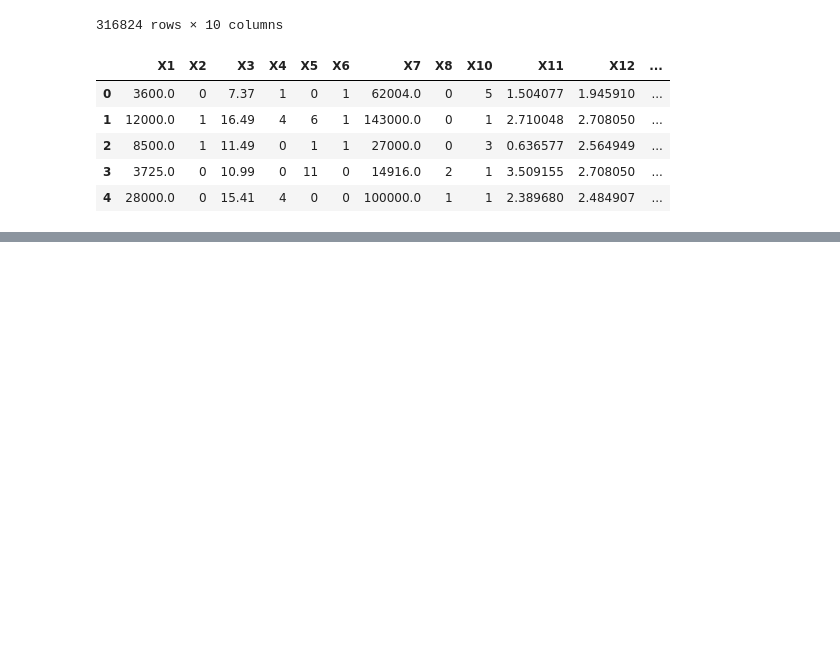
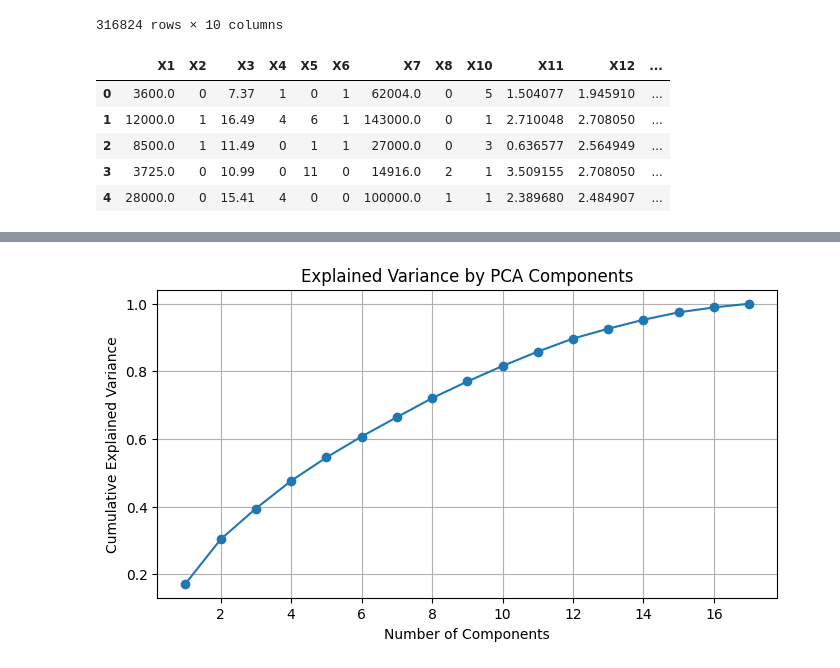
Before and after one commit to Raad42/DatathonSQUAD, a Jupyter notebook: notebooks/feature_eng.ipynb, the cells around one changed output, grey strips where cells are left out. Cells and saved outputs as stored; diff of their text form; code cells hidden in the pictures; blank space fills up the shorter version.

```diff
--- a/notebooks/feature_eng.ipynb
+++ b/notebooks/feature_eng.ipynb
@@ -144,3 +145,6 @@ df.head()
 | 2 | 8500.0 | 1 | 11.49 | 0 | 1 | 1 | 27000.0 | 0 | 3 | 0.636577 | 2.564949 | ... |
 | 3 | 3725.0 | 0 | 10.99 | 0 | 11 | 0 | 14916.0 | 2 | 1 | 3.509155 | 2.708050 | ... |
 | 4 | 28000.0 | 0 | 15.41 | 4 | 0 | 0 | 100000.0 | 1 | 1 | 2.389680 | 2.484907 | ... |
+# %%
+df = df.drop('X17', axis=1)
+df.head()
@@ -146,0 +158,3 @@ df.head()
+# %%
+df = df.drop('X13', axis=1)
+df.head()
@@ -146,0 +168,20 @@ df.head()
+# %%
+from sklearn.preprocessing import StandardScaler
+sc = StandardScaler()
+
+df_scaled = sc.fit_transform(df)
+# %%
+from sklearn.decomposition import PCA
+
+pca = PCA(n_components=None)
+df_pca = pca.fit_transform(df_scaled)
+# %%
+plt.figure(figsize=(8, 4))
+plt.plot(range(1, len(pca.explained_variance_ratio_)+1), pca.explained_variance_ratio_.cumsum(), marker='o')
+plt.xlabel('Number of Components')
+plt.ylabel('Cumulative Explained Variance')
+plt.title('Explained Variance by PCA Components')
+plt.grid(True)
+plt.show()
+# %% [output]
+[figure, added]
```
Also changed, not shown: parts of 3 cells of this notebook.
